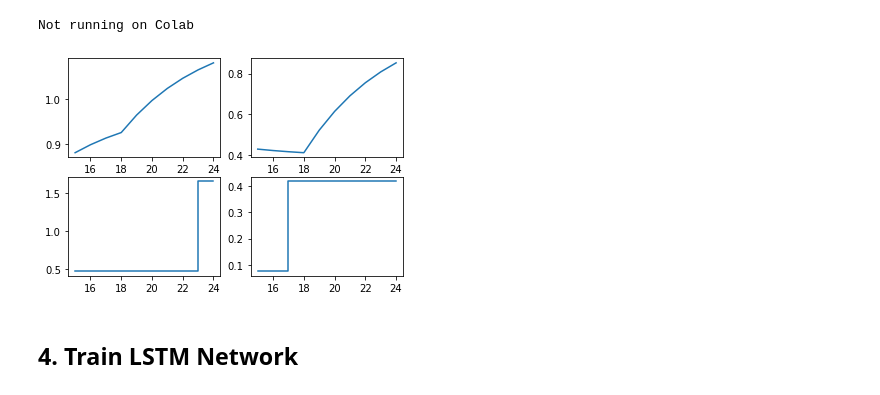
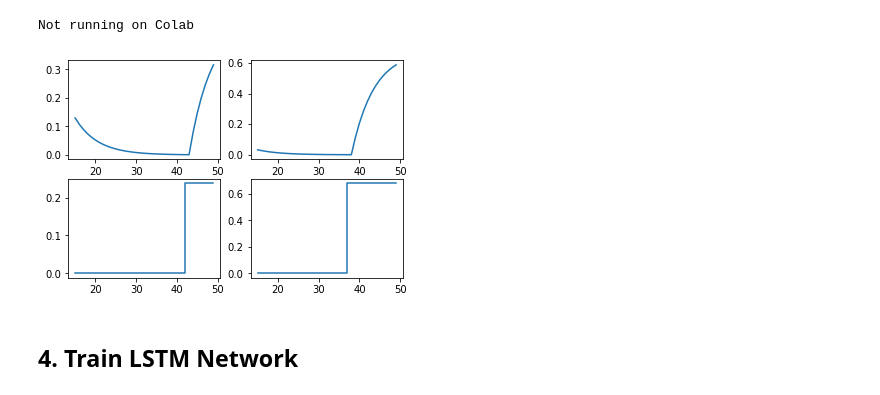
Before and after one commit to BYU-PRISM/Transformer_MPC, a Jupyter notebook: 02_Surrogate/FOPDT/MIMO/01_2_Transformer_Training_FOPDT_Multistep_prediction.ipynb, the cells around one changed output. Saved outputs shown, nothing was run; the diff lists cells and outputs as text; code cells hidden in the pictures.

```diff
--- a/02_Surrogate/FOPDT/MIMO/01_2_Transformer_Training_FOPDT_Multistep_prediction.ipynb
+++ b/02_Surrogate/FOPDT/MIMO/01_2_Transformer_Training_FOPDT_Multistep_prediction.ipynb
@@ -48,7 +48,7 @@ from keras.callbacks import EarlyStopping
 from keras.models import load_model
 from tqdm.keras import TqdmCallback
 # %%
-data = pd.read_pickle(path + 'MIMO_open_loop_data_1600.pkl')
+data = pd.read_pickle(path + 'MIMO_open_loop_data_6000.pkl')
 data = pd.DataFrame(np.array(data).T, columns=['u1', 'u2', 'y1', 'y2'])
 # %%
 data["y1"][1:] = data["y1"][0:-1]
@@ -56,17 +56,17 @@ data["y2"][1:] = data["y2"][0:-1]
 # %%
 plt.figure(0)
 plt.subplot(2,2,1)
-plt.plot(data["y1"][15:25])
+plt.plot(data["y1"][15:50])
 plt.subplot(2,2,2)
-plt.plot(data["y2"][15:25])
+plt.plot(data["y2"][15:50])
 plt.subplot(2,2,3)
-plt.plot(data["u1"][15:25], drawstyle='steps')
+plt.plot(data["u1"][15:50], drawstyle='steps')
 plt.subplot(2,2,4)
-plt.plot(data["u2"][15:25], drawstyle='steps')
+plt.plot(data["u2"][15:50], drawstyle='steps')
 
 plt.show()
 # %% [output]
-[figure, old version]
+[figure, new version]
 # %% [markdown]
 ## 4. Train LSTM Network
 # %%
```
Also changed, not shown: parts of 21 cells of this notebook, 14 other files.
